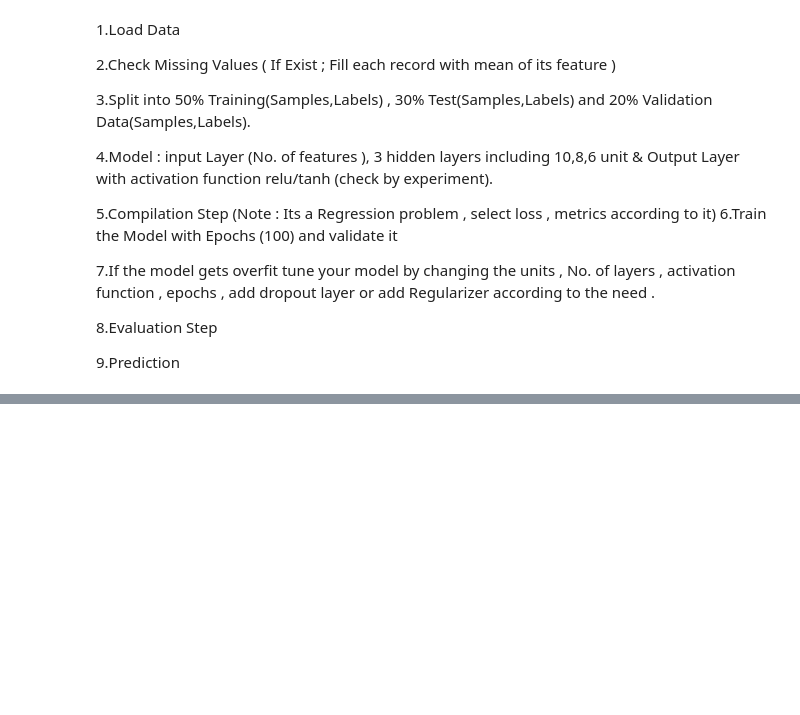
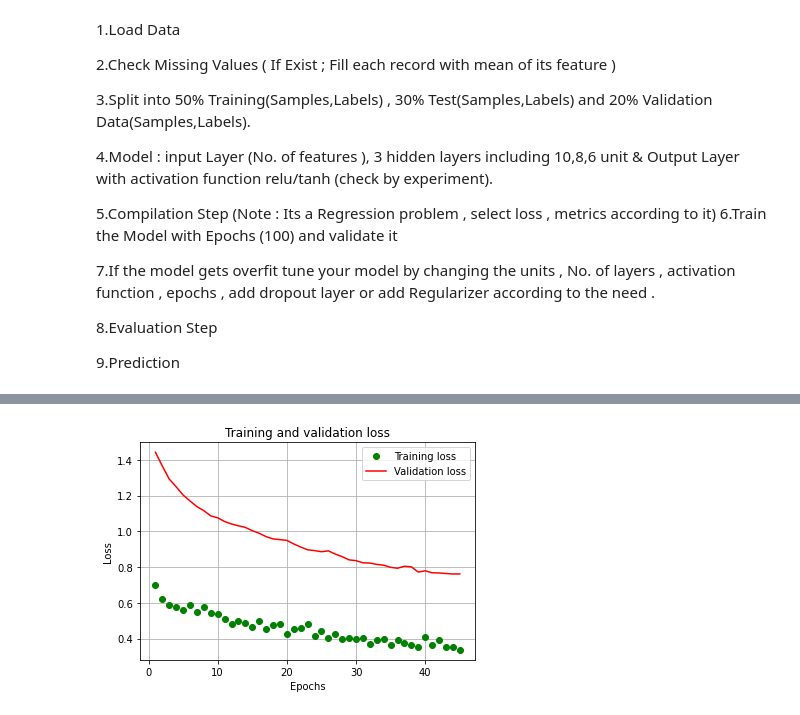
Before and after one commit to sabayamin/Deep-learning-assigments, a Jupyter notebook: Car_Price_Prediction_assignment.ipynb, the cells around one changed output, grey strips where cells are left out. Saved outputs shown, nothing was run; the diff lists cells and outputs as text; code cells hidden in the pictures; blank space fills up the shorter version.

```diff
--- a/Car_Price_Prediction_assignment.ipynb
+++ b/Car_Price_Prediction_assignment.ipynb
@@ -40,0 +85,23 @@ We are required to model the price of cars with the available independent variab
+# %%
+y_mean = y_train.mean(axis=0)
+y_train-= y_mean
+y_std = y_train.std(axis=0)
+y_train/= y_std
+y_test-= y_mean
+y_test/= y_std
+# %%
+val_x=X_train[:50]
+partial_x_train=X_train[50:]
+val_y=y_train[:50]
+partial_y_train=y_train[50:]
+# %%
+import tensorflow as tf
+from keras import models,layers,optimizers,losses
+network=models.Sequential()
+network.add(layers.Dense(10,activation="relu" ,input_shape=(X_train.shape[1],)))
+network.add(layers.Dropout(0.2))
+network.add(layers.Dense(8,activation="relu"))
+#network.add(layers.Dropout(0.2))
+network.add(layers.Dense(6,activation="relu"))
+network.add(layers.Dense(1))
+network.compile(optimizer="rmsprop",loss="mse",metrics=["mae"])
@@ -40,0 +129,2 @@ We are required to model the price of cars with the available independent variab
+# %%
+history=network.fit(partial_x_train, partial_y_train,epochs=45, batch_size=1, verbose=1,validation_data=(val_x,val_y))
@@ -40,0 +149,15 @@ We are required to model the price of cars with the available independent variab
+# %%
+import matplotlib.pyplot as plt
+loss = history.history['loss']
+val_loss = history.history['val_loss']
+epochs = range(1, len(loss) + 1)
+plt.plot(epochs, loss,"go",label='Training loss')
+plt.plot(epochs, val_loss, 'r', label='Validation loss')
+plt.title('Training and validation loss')
+plt.xlabel('Epochs')
+plt.ylabel('Loss')
+plt.legend()
+plt.grid()
+plt.show()
+# %% [output]
+[figure, added]
```
Also changed, not shown: parts of 17 cells of this notebook.
